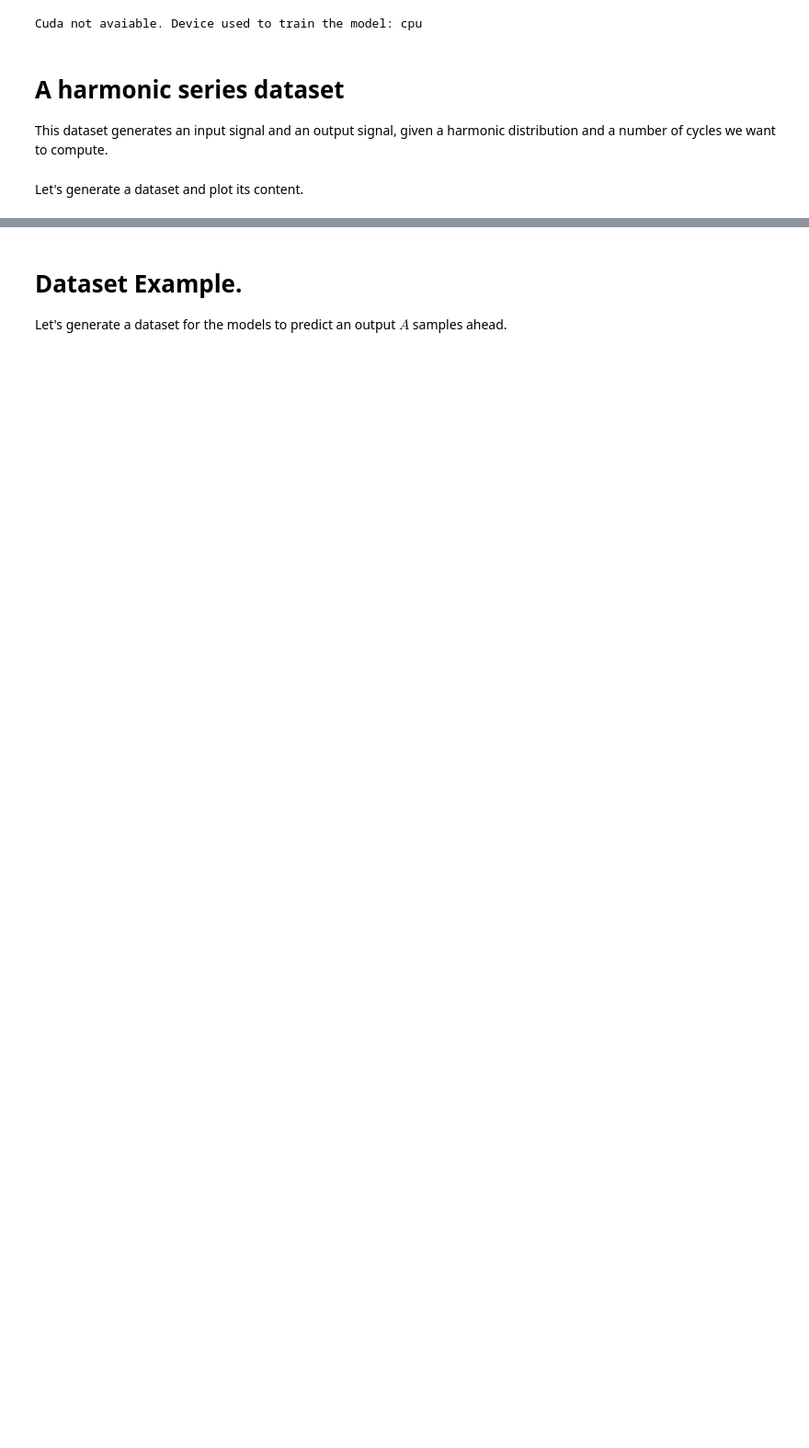
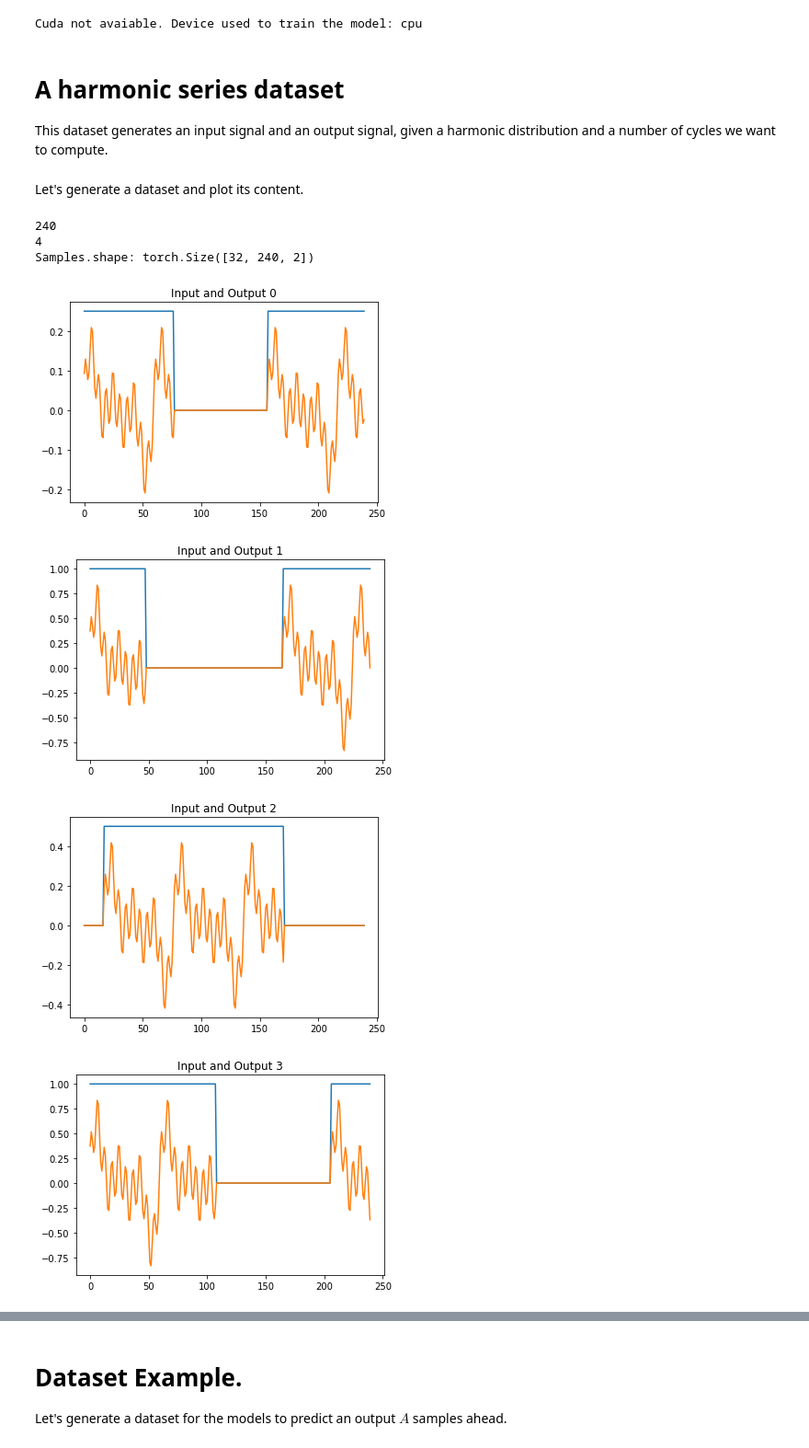
Before and after one commit to gregogiudici/Dynamic-Interpolation, a Jupyter notebook: GRU_step_dataloader.ipynb, the cells around one changed output, grey strips where cells are left out. Shown at 92% size. Drawn from its saved outputs; the diff is of its cells as text; code cells hidden in the pictures; blank space fills up the shorter version.

```diff
--- a/GRU_step_dataloader.ipynb
+++ b/GRU_step_dataloader.ipynb
@@ -35,22 +35,25 @@ class HarmonicSeriesDataset(Dataset):
         self.freqs = torch.linspace(start=0, end=self.n_freqs-1, steps=self.n_freqs)
 
     def __len__(self):
-        return self.len
+        return 128
 
     def __getitem__(self, idx):
       self.phases[:] = 0
+      amp = np.random.choice([0.25, 0.5, 0.75, 1.0])
       check = np.random.choice([True,False])
-      input = torch.ones(self.len) if(check) else torch.zeros(self.len)
+      on_off = torch.ones(self.len) if(check) else torch.zeros(self.len)
+      input = torch.ones(self.len)*amp if(check) else torch.zeros(self.len)
       # delay = np.random.randint(0,self.len-2)
       d_1 = np.random.randint(0,self.len/2)
       d_2 = np.random.randint(self.len/2,self.len-2)
-      input[d_1:d_2] = 0 if(check) else 1
+      on_off[d_1:d_2] = 0 if(check) else 1
+      input[d_1:d_2] = 0 if(check) else amp
       #input[0:delay] = 0
       output = torch.zeros(self.len)
 
       for i in range(self.len):
         self.phases += (2*np.pi*self.freqs/self.sample_rate)
-        self.phases = self.phases * input[i]
+        self.phases = self.phases * on_off[i]
         output[i] = torch.sum(harmonics*torch.sin(self.phases))*input[i]
       return input, output
 # %% [markdown]
@@ -62,31 +65,39 @@ n_periods = 4
 # Generate a distribution of harmonics
 harmonics = torch.zeros(period_len//2)
 harmonics[1] = 1
 harmonics[2] = 1
 harmonics[3] = 1
 harmonics[10] = 1
 # Normalize distribution
 harmonics = harmonics/torch.sum(harmonics)
 
 # Create dataset
-batch_size = 60
+batch_size = 32
 dataset = HarmonicSeriesDataset(harmonics,n_periods)
 train_dataloader = torch.utils.data.DataLoader(dataset,batch_size=batch_size)
 
 # Sample storage to plot
 signal_len = len(train_dataloader)
 print(period_len*n_periods)
 print(signal_len)
 
 # Examples of dataset
 samples = torch.zeros(batch_size,period_len*n_periods,2)
 
 samples[:,:,0],samples[:,:,1] = next(iter(train_dataloader))
 
 
 print("Samples.shape:",samples.shape)
 for i in range(5):
   plt.plot(samples[i,:,0].detach().numpy())
   plt.plot(samples[i,:,1].detach().numpy())
   plt.title("Input and Output {}".format(i))
   plt.show()
+# %% [output]
+240
+4
+Samples.shape: torch.Size([32, 240, 2])
+[figure, added]
+[figure, added]
+[figure, added]
+[figure, added]
```
Also changed, not shown: parts of 5 cells of this notebook.
